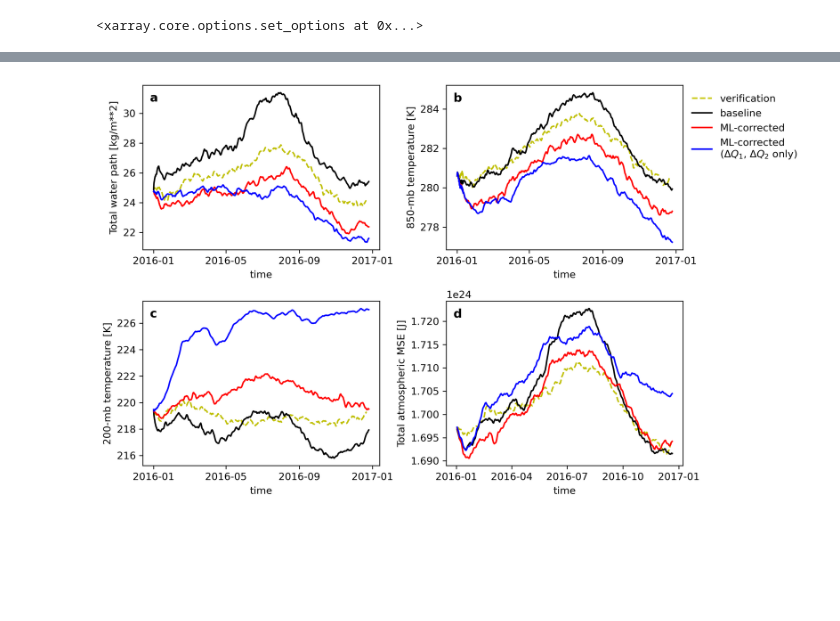
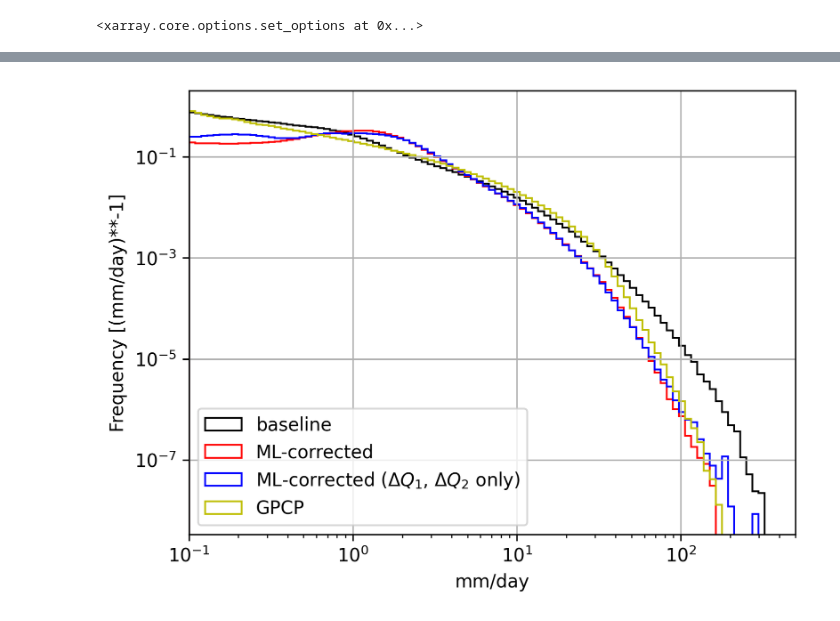
Before and after one commit to ai2cm/nudge-to-obs-manuscript-workflow, a Jupyter notebook: notebooks/figureS4.ipynb, the cells around one changed output, grey strips where cells are left out. Drawn from its saved outputs; the diff is of its cells as text; code cells hidden in the pictures; blank space fills up the shorter version.

```diff
--- a/notebooks/figureS4.ipynb
+++ b/notebooks/figureS4.ipynb
@@ -95,22 +24,44 @@ MSE_to_plot = diags_3d['MSE_column_and_global_integral'].sel(time='2016').comput
-# %%
-fig, axes = plt.subplots(2, 2, figsize=(10, 6))
-axes = axes.flat
-plot_experiments = ['verification', 'baseline', 'rf-control', 'rf-dQ1-dQ2-only']
-labels = ['verification', 'baseline', 'ML-corrected', 'ML-corrected\n($\Delta Q_1$, $\Delta Q_2$ only)']
-colors = ['y', 'k', 'r', 'b', 'm']
-linestyles = ['--', '-', '-', '-', '-']
-titles = ['a', 'b', 'c', 'd']
-for j, varname in enumerate(variables + ['MSE_column_and_global_integral']):
-    if varname == 'MSE_column_and_global_integral':
-        data_to_plot = MSE_to_plot
-    else:
-        data_to_plot = diags[f"{varname}_spatial_mean_dycore_global"]
-    for i, exp in enumerate(plot_experiments):
-        data_to_plot.sel(experiment=exp).plot.line(ax=axes[j], label=labels[i], color=colors[i], linestyle=linestyles[i])
-    axes[j].text(0.03, 0.9, titles[j], transform=axes[j].transAxes, fontsize=12, fontweight='bold')
-    axes[j].set_title('')
-    if j == 1:
-        axes[j].legend(frameon=False, bbox_to_anchor=(1,1))
-plt.tight_layout()
-# %% [output]
-[figure, removed]
+# %%
+verif_entries = get_verification_entries('40day_may2020', catalog)
+physics_diags = []
+for run, url in urls.items():
+    tmp, verif, grid = load_physics(url, verif_entries['physics'], catalog)
+    variables_to_drop = [v for v in tmp.data_vars if v.endswith('_diagnostic')]
+    physics_diags.append(tmp.drop_vars(variables_to_drop).assign_coords(experiment=run))
+physics_diags = xr.concat(physics_diags, dim='experiment')
+physics_diags = physics_diags.set_coords(['lon', 'lat', 'lonb', 'latb', 'area'])
+# %%
+def load_GPCP():
+    url_gpcp = 'gs://vcm-ml-raw/2020-11-10-GPCP-2015-2016/gpcp_v01r03_daily.zarr'
+    m = fsspec.get_mapper(url_gpcp)
+    return xr.open_zarr(m, consolidated=True)
+# %%
+def precip_hist(data):
+    fig, ax = plt.subplots(1, 1, figsize=(6, 4.5))
+    bins = np.logspace(-1, np.log10(500), 100)
+    colors = ['k', 'r', 'b', 'y']
+
+    ax.grid()
+    for i, (label, da) in enumerate(data.items()):
+        ax.hist(da.values.flatten(), bins=bins, histtype='step', label=label, density=True, color=colors[i])
+
+    ax.set_xscale('log')
+    ax.set_yscale('log')
+    ax.set_xlabel('mm/day')
+    ax.set_ylabel('Frequency [(mm/day)**-1]')
+    ax.set_xlim([np.min(bins), np.max(bins)])
+    ax.legend(loc=3)
+# %%
+start_time = physics_diags.time.values[0].isoformat()
+end_time = physics_diags.time.values[-1].isoformat()
+# %%
+gpcp_precip = load_GPCP()
+data = {}
+for exp in physics_diags.experiment.values:
+    data[exp] = physics_diags.total_precip_to_surface.sel(experiment=exp)
+    data[exp] = data[exp].rolling(time=8).mean().isel(time=slice(None, None, 8))
+data['GPCP'] = gpcp_precip.precip.sel(time=slice(start_time, end_time))
+
+precip_hist(data)
+# %% [output]
+[figure, added]
```
Also changed, not shown: parts of 13 cells of this notebook, 9 other files.
